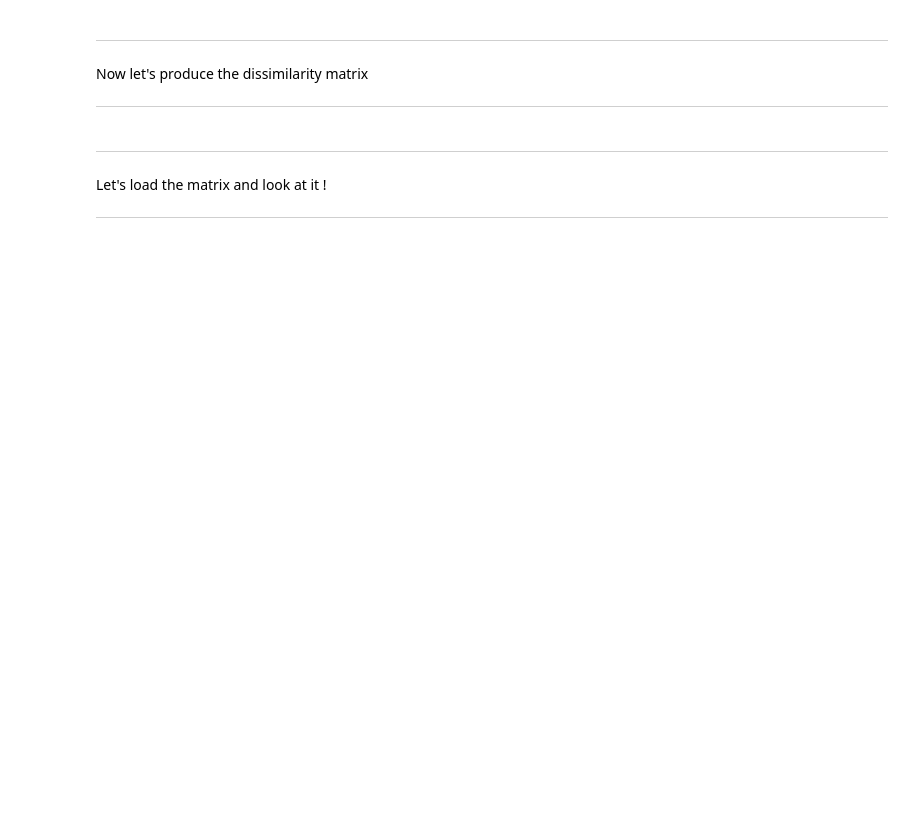
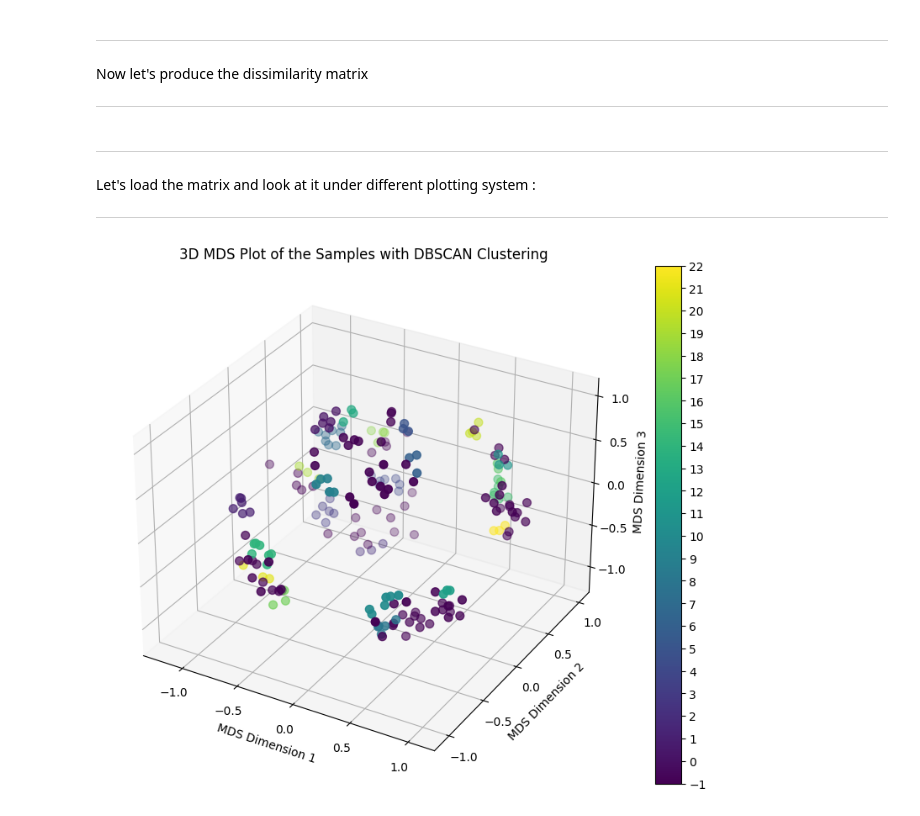
Before and after one commit to Eddymalloc/TEK_Supervised, a Jupyter notebook: EX_02/ex_02.ipynb, the cells around one changed output. Drawn from its saved outputs; the diff is of its cells as text; code cells hidden in the pictures; blank space fills up the shorter version.

Commit message:
ADD: many plotting system and a concluson

```diff
--- a/EX_02/ex_02.ipynb
+++ b/EX_02/ex_02.ipynb
@@ -161,5 +170,32 @@ np.save('dissimilarity_matrix.npy', dissimilarity_matrix)
 # %% [markdown]
 ----
-Let's load the matrix and look at it !
+Let's load the matrix and look at it under different plotting system :
 
 ----
+# %%
+# DBSCAN 3D
+
+mds = MDS(n_components=3, dissimilarity="precomputed", random_state=42)
+data_3d = mds.fit_transform(dissimilarity_matrix)
+dbscan = DBSCAN(eps=0.9, min_samples=3)
+labels = dbscan.fit_predict(dissimilarity_matrix)
+
+# Create a 3D plot
+fig = plt.figure(figsize=(10, 8))
+ax = fig.add_subplot(111, projection='3d')
+
+# Scatter plot with cluster labels
+sc = ax.scatter(data_3d[:, 0], data_3d[:, 1], data_3d[:, 2], c=labels, cmap='viridis', s=50)
+
+# Title and labels
+ax.set_title('3D MDS Plot of the Samples with DBSCAN Clustering')
+ax.set_xlabel('MDS Dimension 1')
+ax.set_ylabel('MDS Dimension 2')
+ax.set_zlabel('MDS Dimension 3')
+
+# Colorbar to show the cluster colors
+plt.colorbar(sc, ticks=np.unique(labels))
+
+plt.show()
+# %% [output]
+[figure, added]
```
Also changed, not shown: parts of 18 cells of this notebook.
